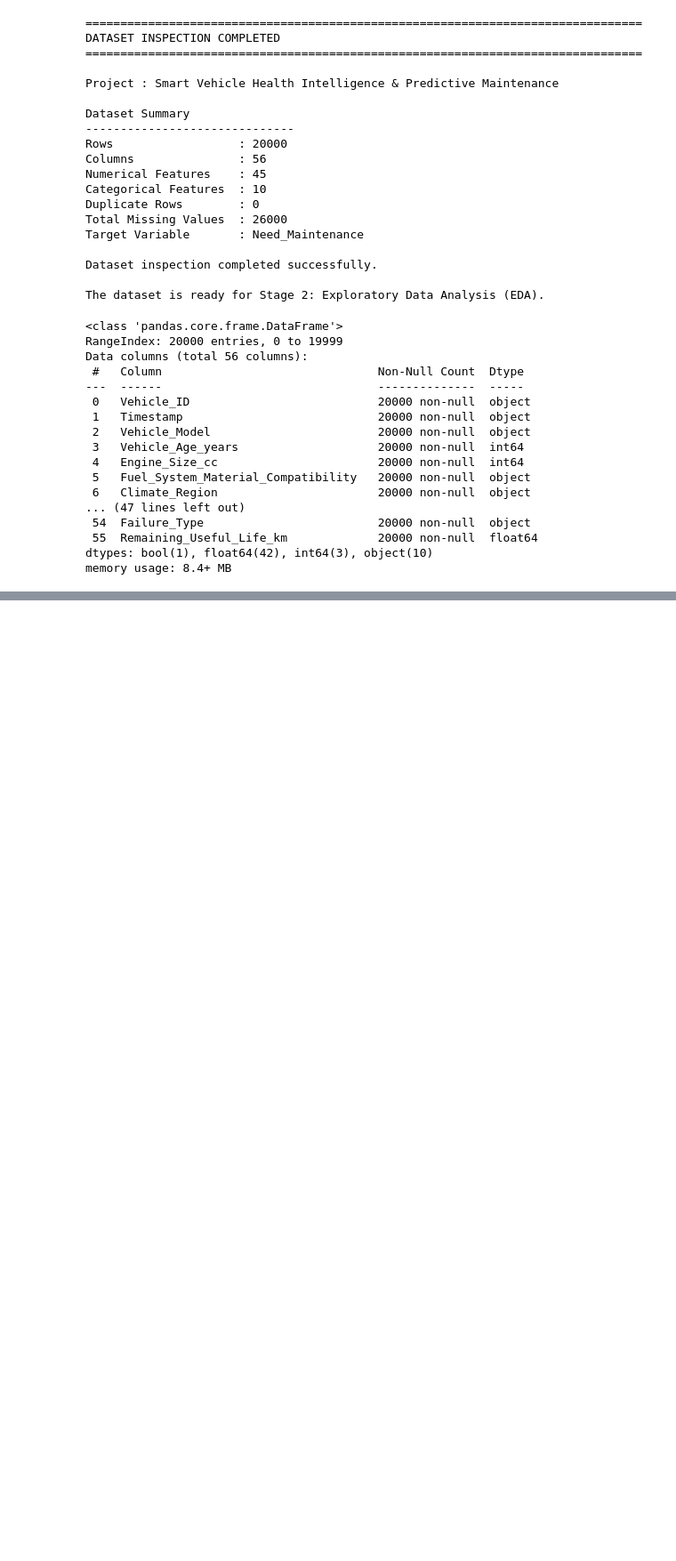
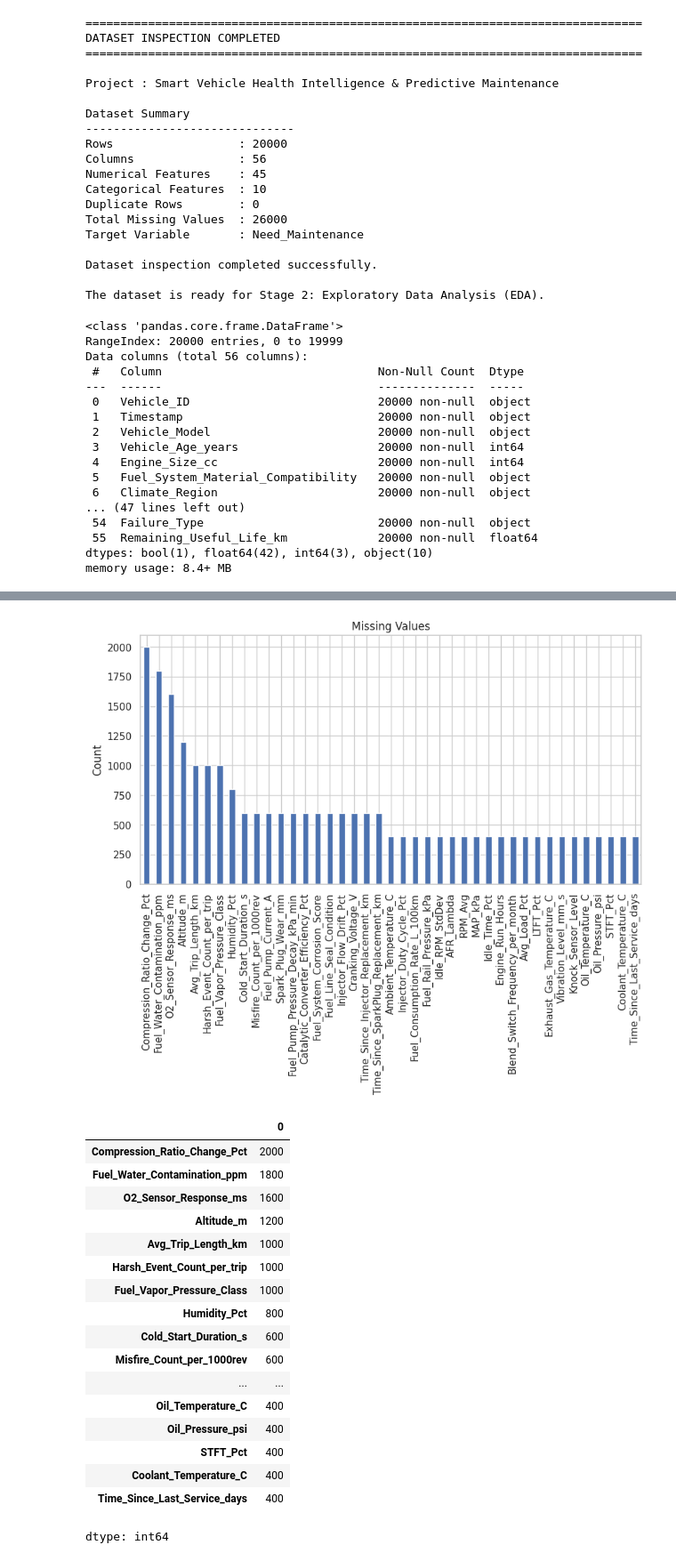
Before and after one commit to Prajkta11222/Smart-Vehical-Health-Intelligence-and-Predictive-Maintenance-Recommendation-System, a Jupyter notebook: Smart_Vehicle_Health_Intelligence_&_Predictive_Maintenance.ipynb, the cells around one changed output, grey strips where cells are left out. Shown at 89% size. Saved outputs shown, nothing was run; the diff lists cells and outputs as text; code cells hidden in the pictures; blank space fills up the shorter version.

```diff
--- a/Smart_Vehicle_Health_Intelligence_&_Predictive_Maintenance.ipynb
+++ b/Smart_Vehicle_Health_Intelligence_&_Predictive_Maintenance.ipynb
@@ -736,0 +541,39 @@ SUMMARY
+# %%
+#Missing Values
+missing = (
+    df.isnull()
+      .sum()
+      .sort_values(ascending=False)
+)
+
+missing = missing[missing > 0]
+
+plt.figure(figsize=(10,5))
+
+missing.plot(kind="bar")
+
+plt.title("Missing Values")
+plt.ylabel("Count")
+plt.show()
+
+display(missing)
+# %% [output]
+[figure, added]
+|  | 0 |
+| Compression_Ratio_Change_Pct | 2000 |
+| Fuel_Water_Contamination_ppm | 1800 |
+| O2_Sensor_Response_ms | 1600 |
+| Altitude_m | 1200 |
+| Avg_Trip_Length_km | 1000 |
+| Harsh_Event_Count_per_trip | 1000 |
+| Fuel_Vapor_Pressure_Class | 1000 |
+| Humidity_Pct | 800 |
+| Cold_Start_Duration_s | 600 |
+| Misfire_Count_per_1000rev | 600 |
+| ... | ... |
+| Oil_Temperature_C | 400 |
+| Oil_Pressure_psi | 400 |
+| STFT_Pct | 400 |
+| Coolant_Temperature_C | 400 |
+| Time_Since_Last_Service_days | 400 |
+dtype: int64
```
Also changed, not shown: parts of 27 cells of this notebook.
